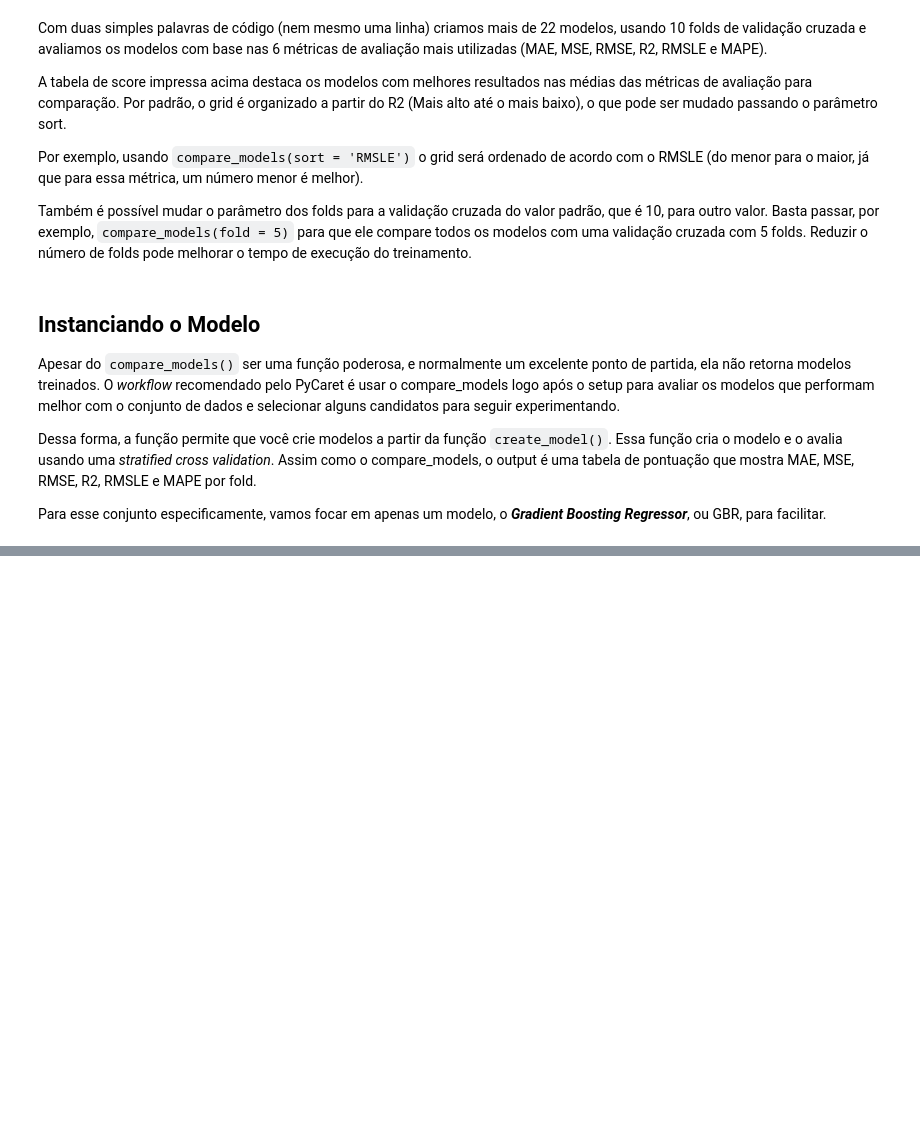
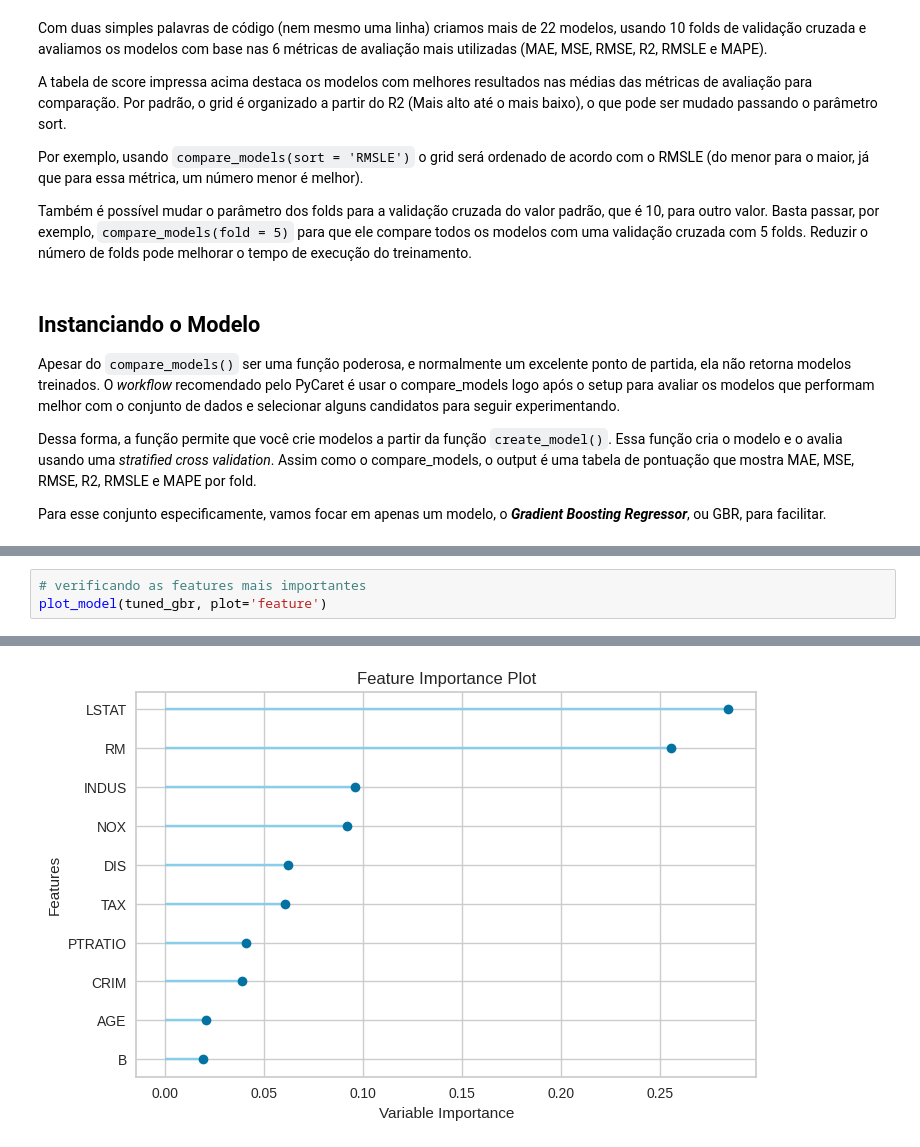
Before and after one commit to JhonnyLimachi/Sigmoidal, a Jupyter notebook: 37_AutoML.ipynb, the cells around one changed output, grey strips where cells are left out. Cells and saved outputs as stored; diff of their text form; blank space fills up the shorter version.

```diff
--- a/37_AutoML.ipynb
+++ b/37_AutoML.ipynb
@@ -272,0 +373,4 @@ Para esse conjunto especificamente, vamos focar em apenas um modelo, o ***Gradie
+# %%
+# verificando as features mais importantes
+plot_model(tuned_gbr, plot='feature')
+# %% [output]
@@ -272,0 +378 @@ Para esse conjunto especificamente, vamos focar em apenas um modelo, o ***Gradie
+[figure, added]
```
Also changed, not shown: parts of 12 cells of this notebook.
